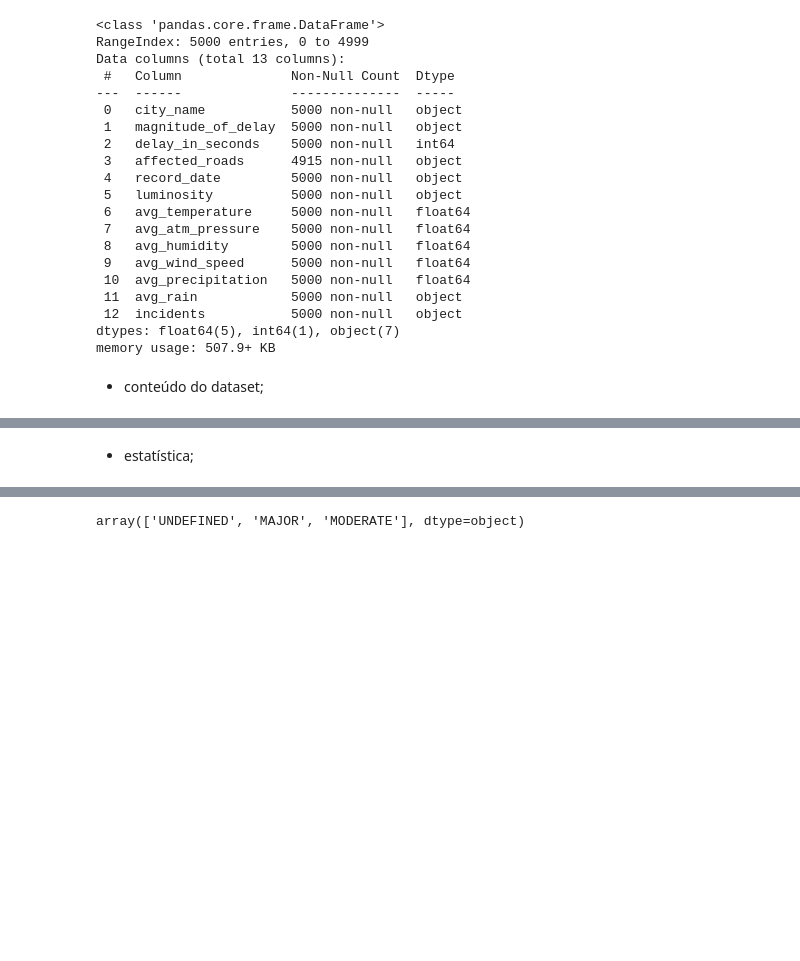
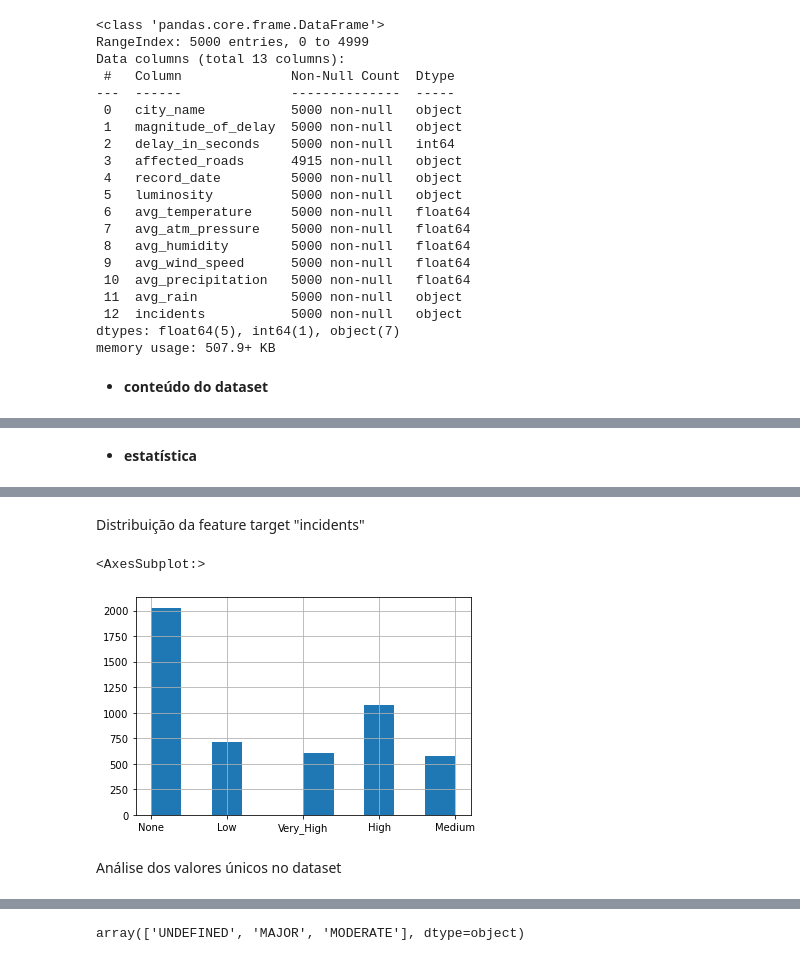
Before and after one commit to simaocunha71/machine_learning-daa, a Jupyter notebook: tarefa_kaggle.ipynb, the cells around one changed output, grey strips where cells are left out. Saved outputs shown, nothing was run; the diff lists cells and outputs as text; code cells hidden in the pictures; blank space fills up the shorter version.

Commit message:
datasetKaggle: alguma documentaçao; decisionTreeClassifier

```diff
--- a/tarefa_kaggle.ipynb
+++ b/tarefa_kaggle.ipynb
@@ -51,7 +44,7 @@ Data columns (total 13 columns):
 dtypes: float64(5), int64(1), object(7)
 memory usage: 507.9+ KB
 # %% [markdown]
-* conteúdo do dataset;
+* **conteúdo do dataset**
 # %%
 ds_training.head()
 # %% [output]
@@ -62,7 +55,7 @@ ds_training.head()
 | 3 | Guimaraes | MAJOR | 2297 | N101,R206,N105,N101,N101,N101,N10... | 2021-09-29 09:00 | LIGHT | ... |
 | 4 | Guimaraes | UNDEFINED | 0 | N101,N101,N101,N101,N101, | 2021-06-13 11:00 | LIGHT | ... |
 # %% [markdown]
-* estatística;
+* **estatística**
 # %%
 ds_training.describe()
 # %% [output]
@@ -75,3 +68,12 @@ ds_training.describe()
 | 50% | 0.000000 | 14.000000 | 1019.000000 | 78.000000 | 1.000000 | 0.0 |
 | 75% | 234.000000 | 18.000000 | 1022.000000 | 90.000000 | 2.000000 | 0.0 |
 | max | 31083.000000 | 35.000000 | 1032.000000 | 100.000000 | 10.000000 | 0.0 |
+# %% [markdown]
+Distribuição da feature target "incidents"
+# %%
+ds_training["incidents"].hist()
+# %% [output]
+<AxesSubplot:>
+[figure, added]
+# %% [markdown]
+Análise dos valores únicos no dataset
```
Also changed, not shown: parts of 59 cells of this notebook, 1 other file.
